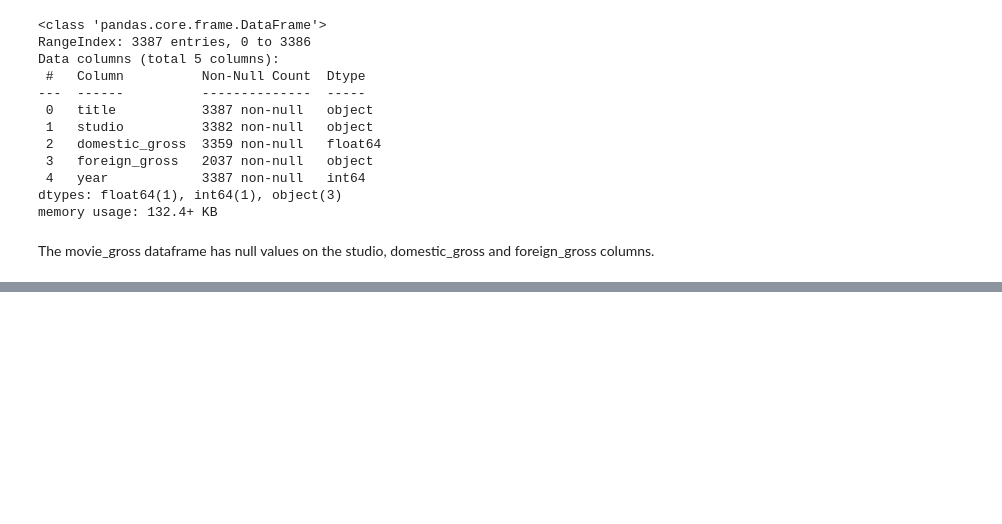
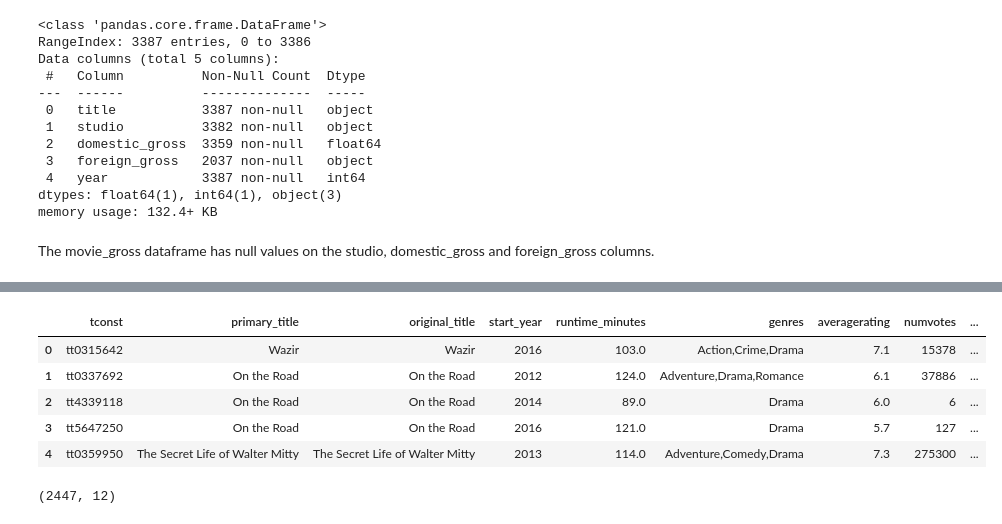
Before and after one commit to Kipsowe/dsc-phase-1-project, a Jupyter notebook: student.ipynb, the cells around one changed output, grey strips where cells are left out. Drawn from its saved outputs; the diff is of its cells as text; code cells hidden in the pictures; blank space fills up the shorter version.

```diff
--- a/student.ipynb
+++ b/student.ipynb
@@ -182,0 +245,13 @@ The movie_gross dataframe has null values on the studio, domestic_gross and fore
+# %%
+df.head()
+# %% [output]
+|  | tconst | primary_title | original_title | start_year | runtime_minutes | genres | averagerating | numvotes | ... |
+| 0 | tt0315642 | Wazir | Wazir | 2016 | 103.0 | Action,Crime,Drama | 7.1 | 15378 | ... |
+| 1 | tt0337692 | On the Road | On the Road | 2012 | 124.0 | Adventure,Drama,Romance | 6.1 | 37886 | ... |
+| 2 | tt4339118 | On the Road | On the Road | 2014 | 89.0 | Drama | 6.0 | 6 | ... |
+| 3 | tt5647250 | On the Road | On the Road | 2016 | 121.0 | Drama | 5.7 | 127 | ... |
+| 4 | tt0359950 | The Secret Life of Walter Mitty | The Secret Life of Walter Mitty | 2013 | 114.0 | Adventure,Comedy,Drama | 7.3 | 275300 | ... |
+# %%
+df.shape
+# %% [output]
+(2447, 12)
```
Also changed, not shown: parts of 16 cells of this notebook.
